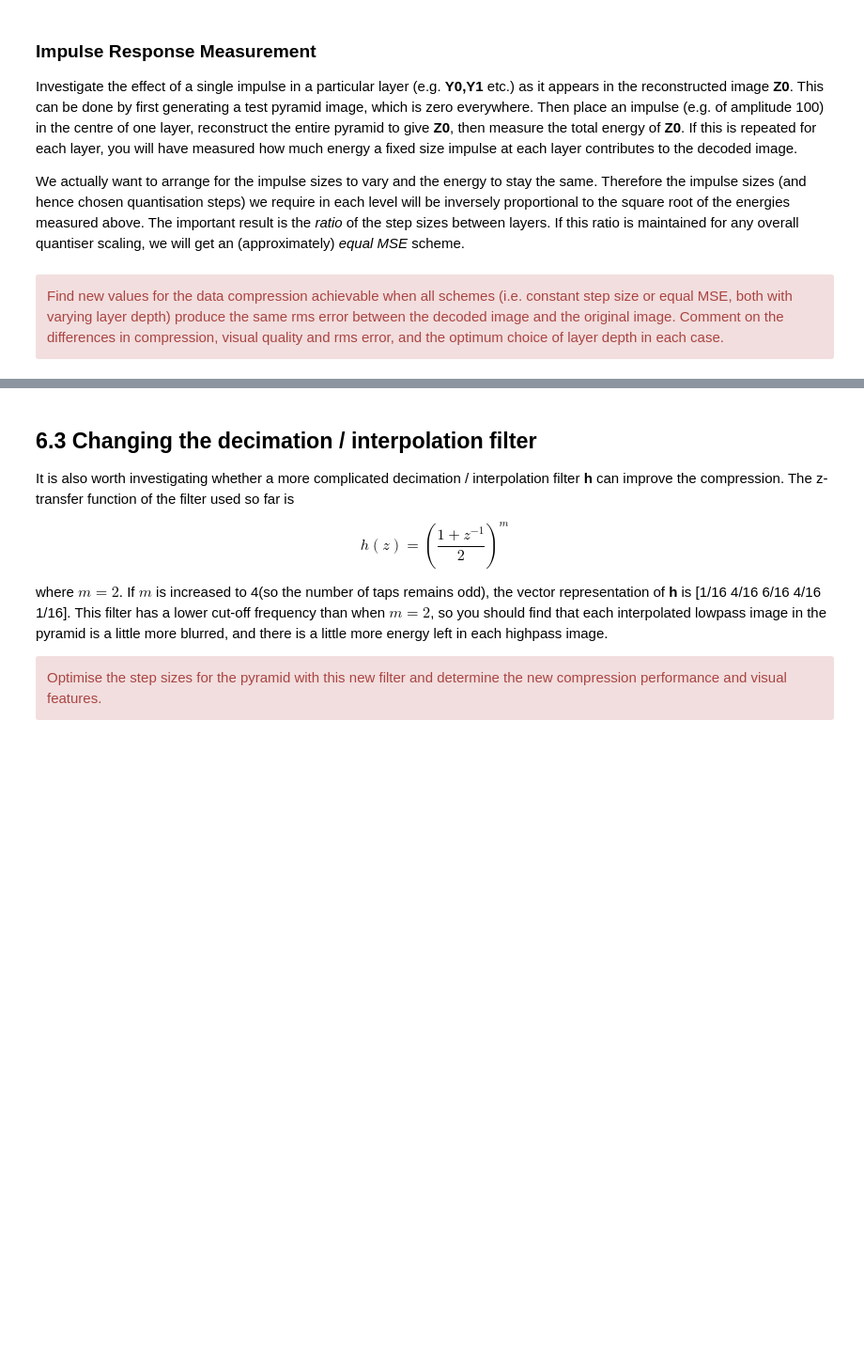
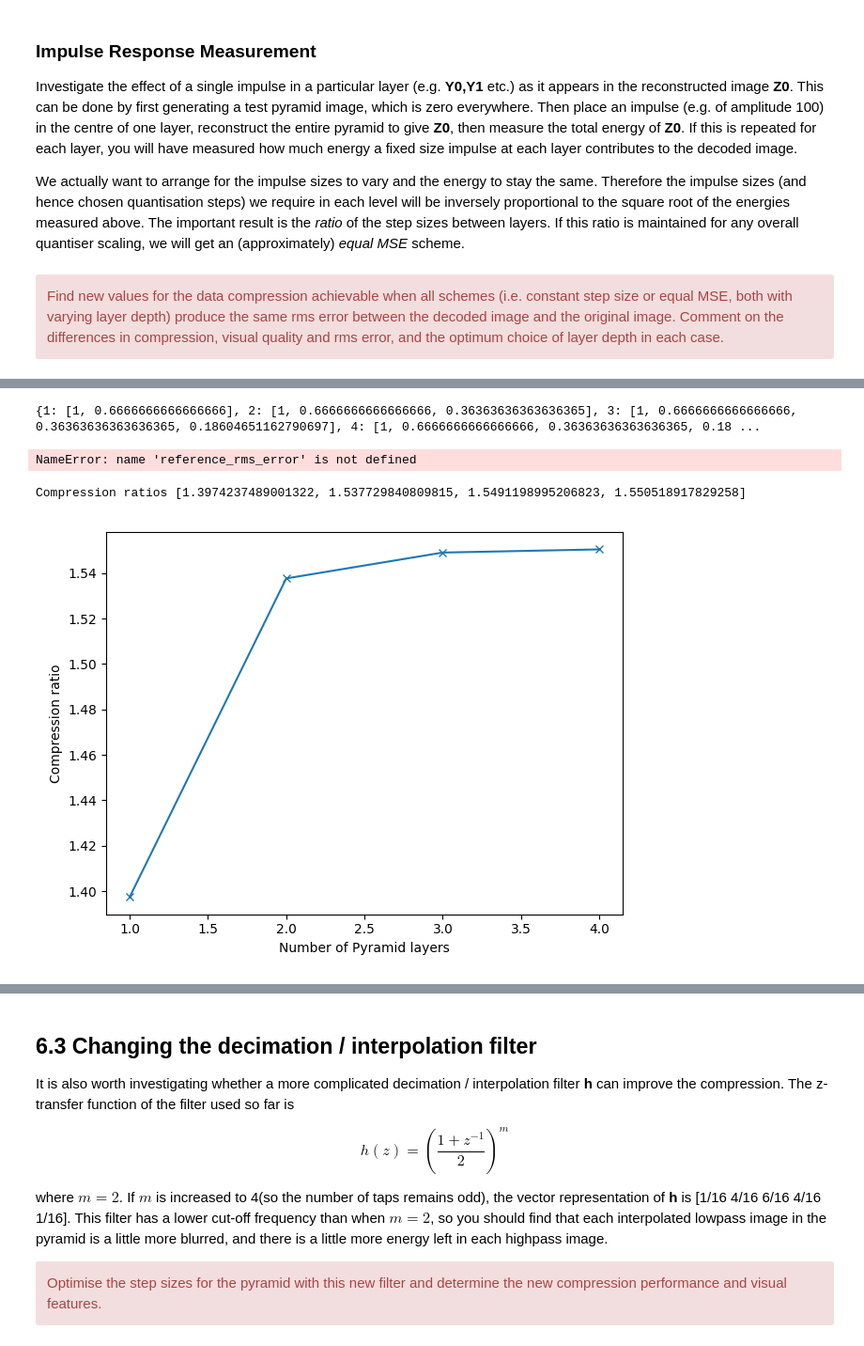
Before and after one commit to a-haber/cued_sf2_lab, a Jupyter notebook: 6-laplacian-pyramid.ipynb, the cells around one changed output, grey strips where cells are left out. Shown at 94% size. Cells and saved outputs as stored; diff of their text form; code cells hidden in the pictures; blank space fills up the shorter version.

```diff
--- a/6-laplacian-pyramid.ipynb
+++ b/6-laplacian-pyramid.ipynb
@@ -214,6 +222,14 @@ def py4dec(Y0, Y1, Y2, Y3, X4, h):
     Z0 = Y0 + rowint(rowint(Z1, 2*h).T, 2*h).T
 
     return Z3, Z2, Z1, Z0
+# %%
+def pyNdec(Yvals, XN, h):
+    N = len(Yvals)
+    Zvals = N*[0] + [XN]
+
+    for i in range(N-1, -1, -1):
+        Zvals[i] = Yvals[i] + rowint(rowint(Zvals[i+1], 2*h).T, 2*h).T
+    return Zvals[-2::-1]
 # %% [markdown]
 If all is correct, `Z0` should be identical to
 `X`.  You can check that your function is correct by calculating `np.max(abs(X - Z0))` and also displaying your pyramid of decoded images, `Z3` to `Z0`.
@@ -483,0 +717,4 @@ Find new values for the data compression achievable when all schemes (i.e. const
+# %%
+print(stepsizeratios)
+# %% [output]
+{1: [1, 0.6666666666666666], 2: [1, 0.6666666666666666, 0.36363636363636365], 3: [1, 0.6666666666666666, 0.36363636363636365, 0.18604651162790697], 4: [1, 0.6666666666666666, 0.36363636363636365, 0.18 ...
@@ -483,0 +766,45 @@ Find new values for the data compression achievable when all schemes (i.e. const
+# %%
+mse_step_sizes = {}
+for n in range(1, 5):
+    mse_step_size = optimise_mse_step_size(reference_rms_error, stepsizeratios[n], error_tolerance = 0.01)
+
+    print(f"{n}-layered pyramid scheme:")
+    print("quantisation step size for equal mse, matching the reference RMS error, is", mse_step_size, "\n")
+
+    mse_step_sizes[n] = mse_step_size
+print("1 layer pyramid was about 18, 4-layer was more than 9...")
+# %% [output]
+NameError: name 'reference_rms_error' is not defined
+# %%
+# Find the compression ratios for equal mse
+
+fig, ax = plt.subplots()
+
+reference_bits = bpp(quantise(X, 17)) * X.size
+
+compression_ratios = []
+imagesY = [Y0, Y1, Y2, Y3]
+imagesX = [X1, X2, X3, X4]
+
+for i in range(1,5):
+    pyramidArgs = []
+    for k in range(i):
+        pyramidArgs.append(imagesY[k])
+    pyramidArgs.append(imagesX[i-1])
+
+    compressed_bits = 0
+    step_size_list = mse_step_sizes[i]
+    for j, img in enumerate(pyramidArgs):
+        imgBits = bpp(quantise(img, step_size_list[j])) * img.size
+        compressed_bits += imgBits
+    compression_ratio = reference_bits / compressed_bits
+    compression_ratios.append(compression_ratio)
+
+print("Compression ratios", compression_ratios)
+ax.plot([1,2,3,4], compression_ratios, marker='x')
+ax.set_xlabel("Number of Pyramid layers")
+ax.set_ylabel("Compression ratio")
+fig.tight_layout();
+# %% [output]
+Compression ratios [1.3974237489001322, 1.537729840809815, 1.5491198995206823, 1.550518917829258]
+[figure, added]
```
Also changed, not shown: parts of 28 cells of this notebook.
